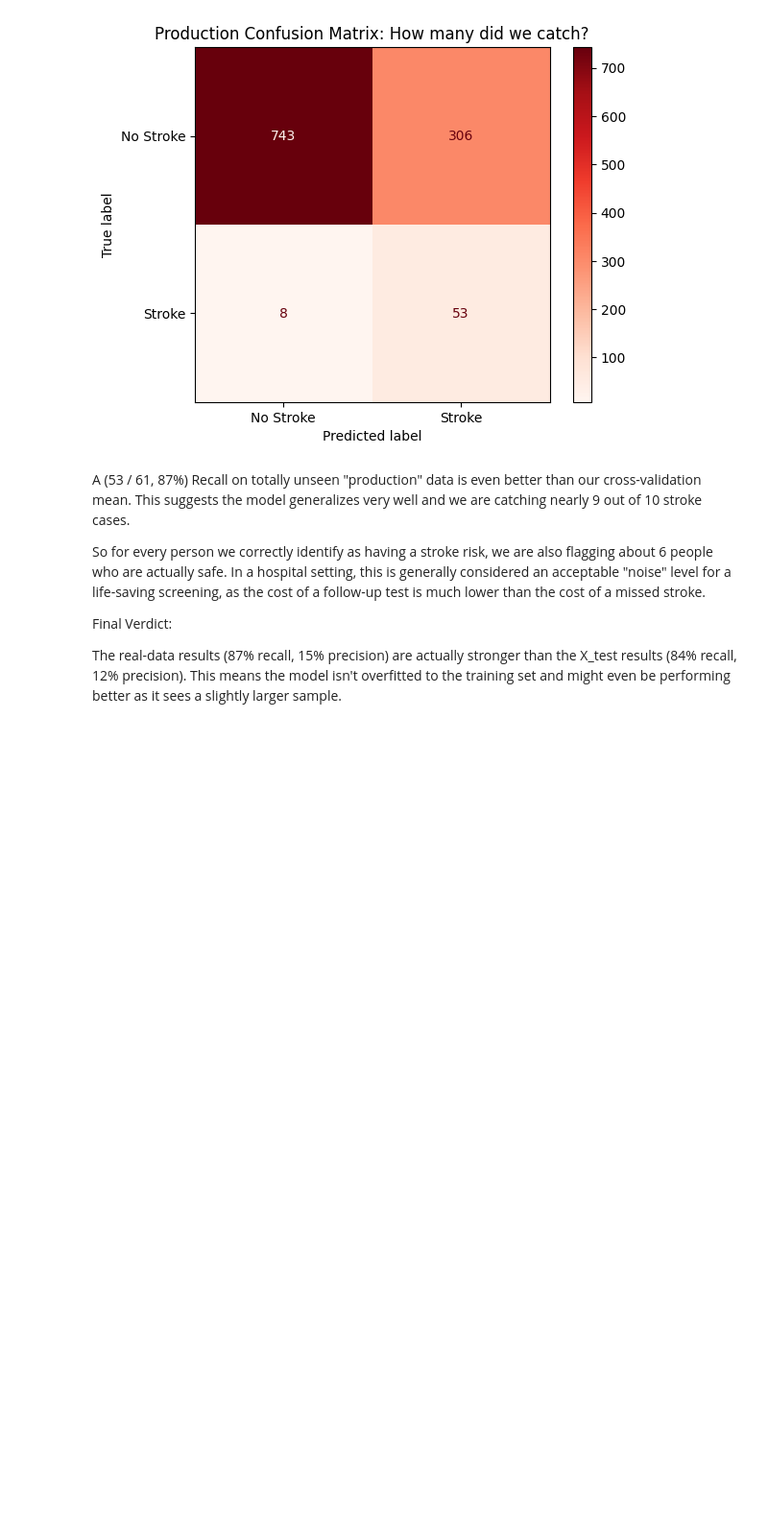
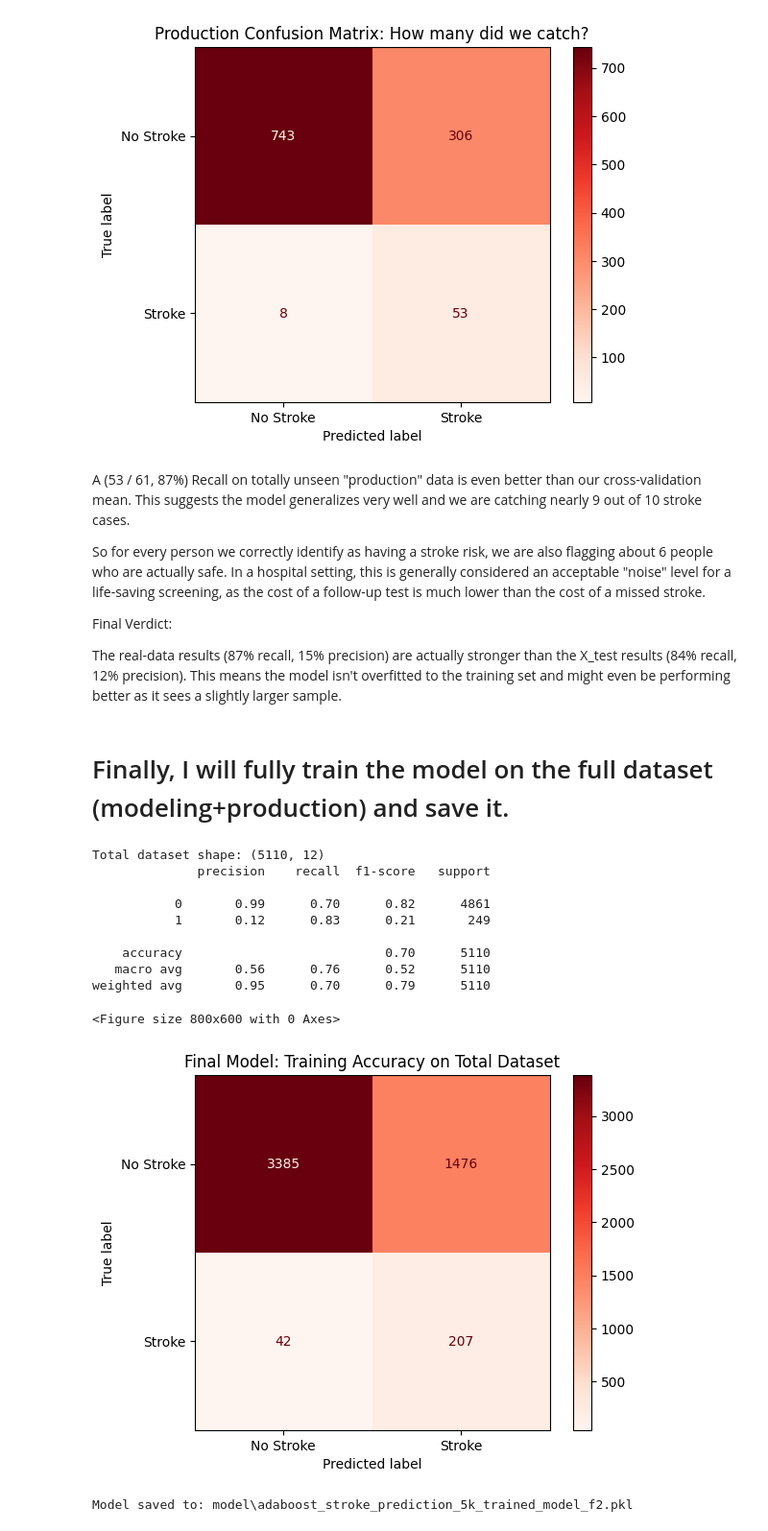
Before and after one commit to andreasgab/Stroke-Prediction-System, a Jupyter notebook: analysis.ipynb, the cells around one changed output. Shown at 96% size. Saved outputs shown, nothing was run; the diff lists cells and outputs as text; code cells hidden in the pictures; blank space fills up the shorter version.

```diff
--- a/analysis.ipynb
+++ b/analysis.ipynb
@@ -117,9 +116,9 @@ prod_file_save_path = os.path.join("data", "real-data-simulation-with-stroke-col
 df_production.to_csv(prod_file_save_path, index=False) # save the remaining data to a separate file we will use later in the analysis here
 print(f"Production data saved to: {prod_file_save_path}")
 
-df_production = df_production.drop(columns = 'stroke')
+df_production2 = df_production.drop(columns = 'stroke')
 prod_file_save_path = os.path.join("data", "real-data-simulation-without-stroke-column.csv")
-df_production.to_csv(prod_file_save_path, index=False) # save the remaining data to a separate file we will use later in our streamlit app as an "import" file
+df_production2.to_csv(prod_file_save_path, index=False) # save the remaining data to a separate file we will use later in our streamlit app as an "import" file
 print(f"Production data saved to: {prod_file_save_path}")
 
 df_modeling_ids = df_modeling['id']
@@ -431,3 +467,50 @@ Final Verdict:
 
 The real-data results (87% recall, 15% precision) are actually stronger than the X_test results (84% recall, 12% precision).
 This means the model isn't overfitted to the training set and might even be performing better as it sees a slightly larger sample.
+# %% [markdown]
+# Finally, I will fully train the model on the full dataset (modeling+production) and save it.
+# %%
+total_df = pd.concat([df_modeling, df_production], axis=0).reset_index(drop=True)
+print(f"Total dataset shape: {total_df.shape}")
+
+X_total = total_df[numeric_features + categorical_features]
+y_total = total_df['stroke']
+
+fully_trained_model = grid_ada.best_estimator_
+fully_trained_model.fit(X_total, y_total)
+
+y_total_df_pred = fully_trained_model.predict(X_total)
+
+print("FINAL TOTAL DATASET RESULTS")
+print(classification_report(y_total, y_total_df_pred))
+
+cm = confusion_matrix(y_total, y_total_df_pred)
+disp = ConfusionMatrixDisplay(confusion_matrix=cm, display_labels=['No Stroke', 'Stroke'])
+plt.figure(figsize=(8, 6))
+disp.plot(cmap='Reds')
+plt.title("Final Model: Training Accuracy on Total Dataset")
+plt.grid(False)
+plt.show()
+# %% [output]
+Total dataset shape: (5110, 12)
+              precision    recall  f1-score   support
+
+           0       0.99      0.70      0.82      4861
+           1       0.12      0.83      0.21       249
+
+    accuracy                           0.70      5110
+   macro avg       0.56      0.76      0.52      5110
+weighted avg       0.95      0.70      0.79      5110
+<Figure size 800x600 with 0 Axes>
+[figure, added]
+# %%
+model_folder = "model"
+if not os.path.exists(model_folder):
+    os.makedirs(model_folder)
+
+model_filename = os.path.join(model_folder, "adaboost_stroke_prediction_5k_trained_model_f2.pkl")
+joblib.dump(grid_ada.best_estimator_, model_filename)
+
+print(f"Model saved to: {model_filename}")
+# %% [output]
+Model saved to: model\adaboost_stroke_prediction_5k_trained_model_f2.pkl
```
Also changed, not shown: parts of 13 cells of this notebook, 3 other files.
